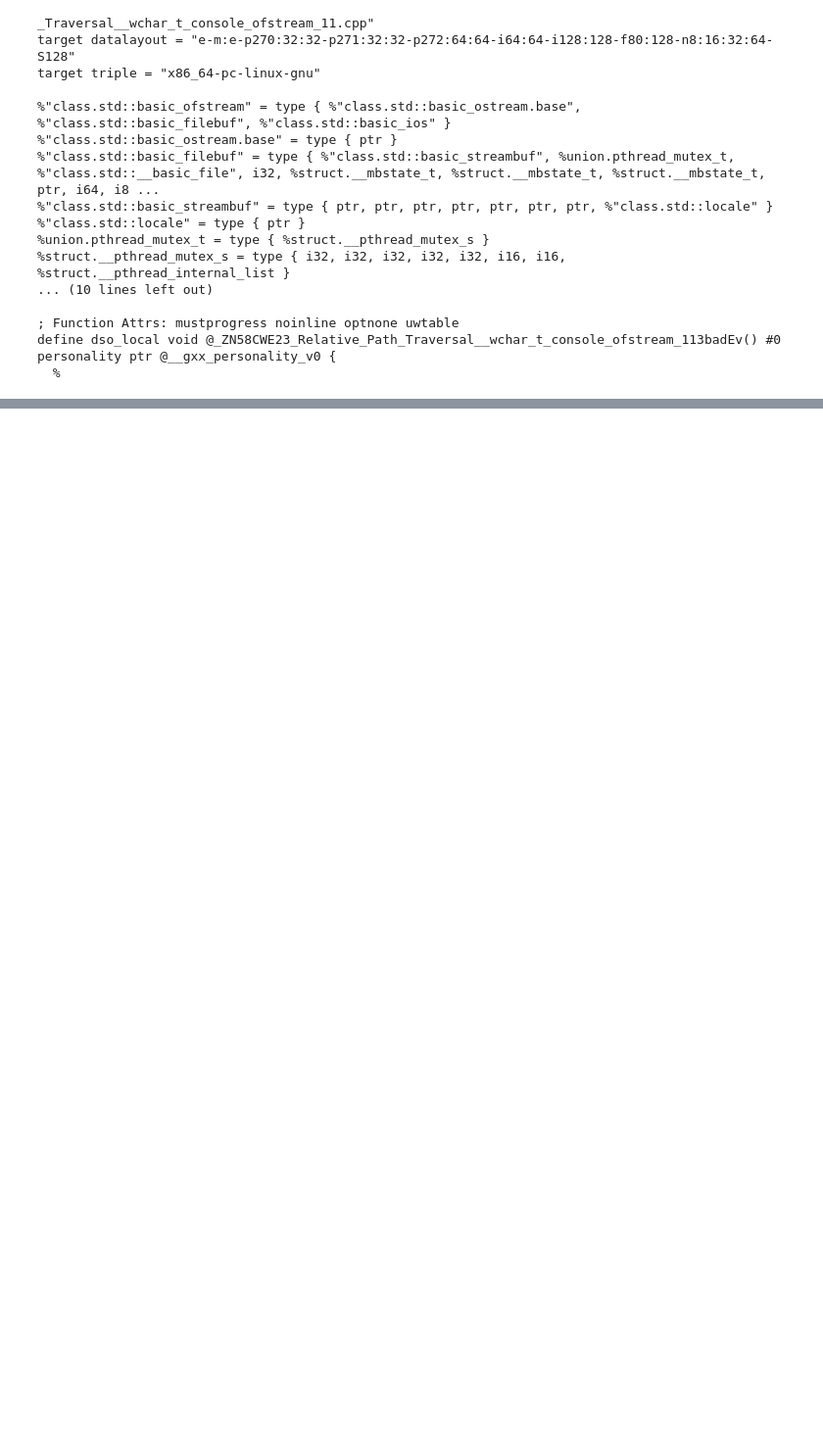
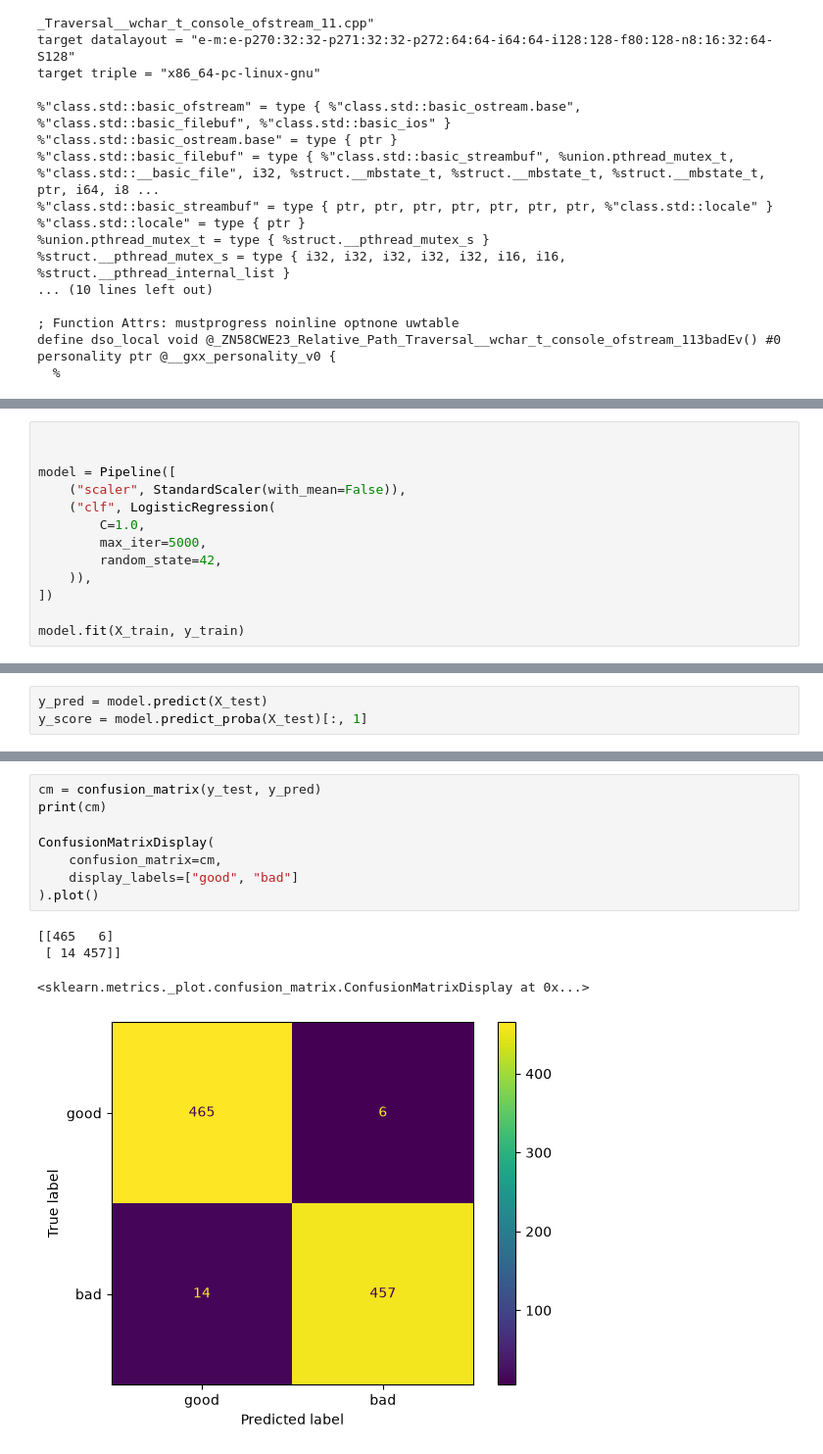
Before and after one commit to TimurGilmutpr/ml-guided-static-analysis, a Jupyter notebook: ML_part.ipynb, the cells around one changed output, grey strips where cells are left out. Shown at 98% size. Saved outputs shown, nothing was run; the diff lists cells and outputs as text; blank space fills up the shorter version.

```diff
--- a/ML_part.ipynb
+++ b/ML_part.ipynb
@@ -77,0 +340,13 @@ define dso_local void @_ZN58CWE23_Relative_Path_Traversal__wchar_t_console_ofstr
+# %%
+
+
+model = Pipeline([
+    ("scaler", StandardScaler(with_mean=False)),
+    ("clf", LogisticRegression(
+        C=1.0,
+        max_iter=5000,
+        random_state=42,
+    )),
+])
+
+model.fit(X_train, y_train)
@@ -77,0 +356,3 @@ define dso_local void @_ZN58CWE23_Relative_Path_Traversal__wchar_t_console_ofstr
+# %%
+y_pred = model.predict(X_test)
+y_score = model.predict_proba(X_test)[:, 1]
@@ -77,0 +372,13 @@ define dso_local void @_ZN58CWE23_Relative_Path_Traversal__wchar_t_console_ofstr
+# %%
+cm = confusion_matrix(y_test, y_pred)
+print(cm)
+
+ConfusionMatrixDisplay(
+    confusion_matrix=cm,
+    display_labels=["good", "bad"]
+).plot()
+# %% [output]
+[[465   6]
+ [ 14 457]]
+<sklearn.metrics._plot.confusion_matrix.ConfusionMatrixDisplay at 0x...>
+[figure, added]
```
Also changed, not shown: parts of 86 cells of this notebook, 8 other files.
